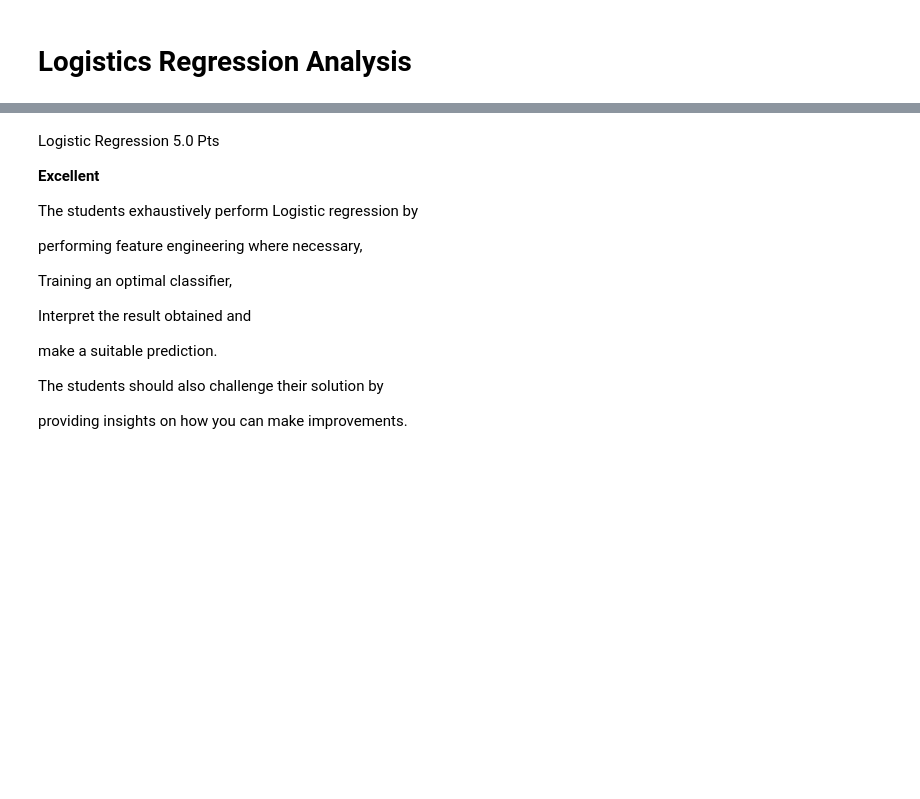
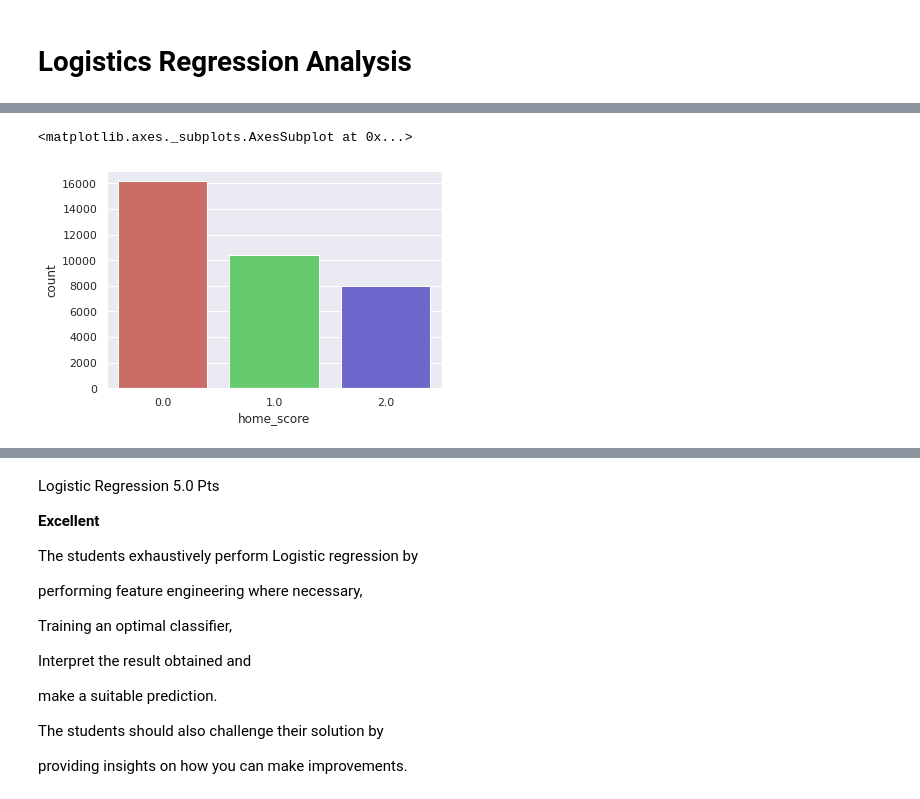
Before and after one commit to she-osprey/IPWK6-CORE, a Jupyter notebook: IPWK6_CORE_LINEAR_REGRESSION_ELIZABETH_JOSEPHINE.ipynb, the cells around one changed output, grey strips where cells are left out. Saved outputs shown, nothing was run; the diff lists cells and outputs as text; code cells hidden in the pictures; blank space fills up the shorter version.

```diff
--- a/IPWK6_CORE_LINEAR_REGRESSION_ELIZABETH_JOSEPHINE.ipynb
+++ b/IPWK6_CORE_LINEAR_REGRESSION_ELIZABETH_JOSEPHINE.ipynb
@@ -827,2 +917,23 @@ finally assess the heteroscedasticity.
 # %% [markdown]
 # **Logistics Regression Analysis**
+# %%
+# dealing with outliers
+# quantiles
+Q1 = df.quantile(0.25)
+Q3 = df.quantile(0.75)
+IQR = Q3 - Q1
+
+# Removing outliers based on the IQR range and stores the result in the data frame 'df_out'
+# ---
+#
+df6 = df[~((df < (Q1 - 1.5 * IQR)) | (df > (Q3 + 1.5 * IQR))).any(axis=1)]
+
+# Printing the shape of our new dataset
+# ---
+#
+print(df6.shape)
+
+# Printing the shape of our old dataset
+# ---
+#
+print(df.shape)
@@ -828,0 +953,7 @@ finally assess the heteroscedasticity.
+# %%
+import pandas as pd
+import seaborn as sb
+sb.countplot(x='home_score',data=df6, palette='hls')
+# %% [output]
+<matplotlib.axes._subplots.AxesSubplot at 0x...>
+[figure, added]
```
Also changed, not shown: parts of 39 cells of this notebook.
